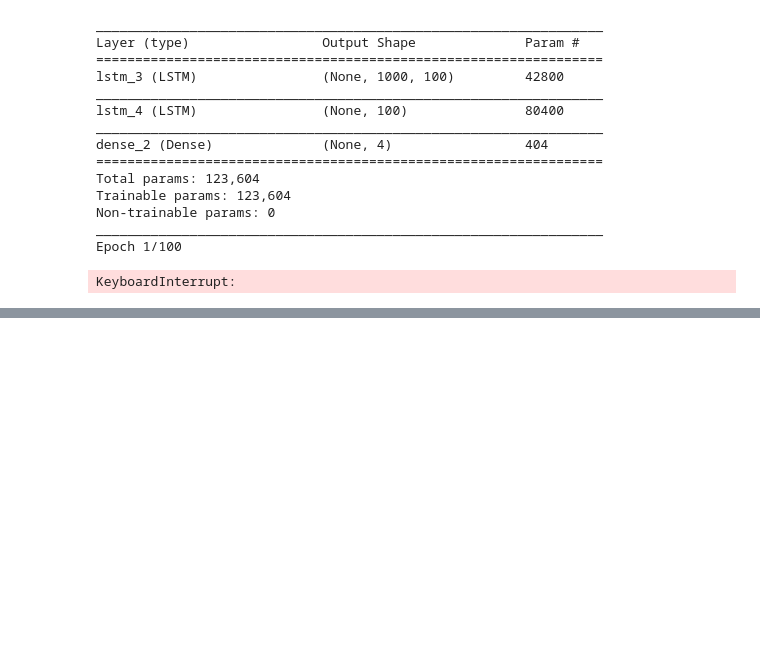
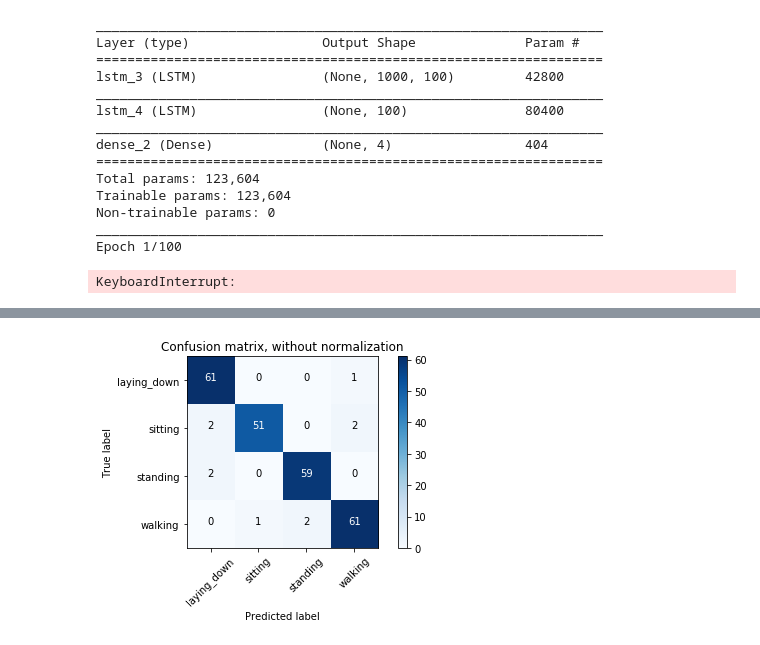
Before and after one commit to TSatyaVasanthReddy/Activity_Monitoring, a Jupyter notebook: Health_analytics_project1.ipynb, the cells around one changed output, grey strips where cells are left out. Saved outputs shown, nothing was run; the diff lists cells and outputs as text; code cells hidden in the pictures; blank space fills up the shorter version.

```diff
--- a/Health_analytics_project1.ipynb
+++ b/Health_analytics_project1.ipynb
@@ -1020,0 +1322,15 @@ KeyboardInterrupt:
+# %%
+#Filter data to select some specific features from all the list of features for the model training
+
+features_to_consider = list(range(0,12)) #[0,1,2,3,4,5,6,7,8,9,10,11]
+test_features_new = []
+
+for feature in test_features:
+
+    feat = []
+    for index in features_to_consider:
+        feat.append(feature[index])
+
+    test_features_new.append(feat)
+
+test_features_new = np.array(test_features_new)
@@ -1020,0 +1392,69 @@ KeyboardInterrupt:
+# %%
+from sklearn.metrics import confusion_matrix
+import itertools
+
+print(features_new.shape)
+print(labels.shape)
+
+le = preprocessing.LabelEncoder()
+
+X = np.array(normalize(features_new))
+y = le.fit_transform(labels)
+
+X_train, X_test, y_train, y_test = train_test_split(X, y, test_size=0.1, random_state=42)
+
+# model = LogisticRegression(penalty='l1')
+model = MLPClassifier(hidden_layer_sizes=(50,100), activation='tanh', solver='lbfgs', random_state=42, max_iter=500)
+model.fit(X_train, y_train)
+
+
+X = X_test
+y = y_test
+# X = np.array(normalize(test_features_new))
+# y = le.transform(test_labels)
+
+print(X.shape)
+print(y.shape)
+
+prediction = model.predict(X)
+
+accuracy = metrics.accuracy_score(y, prediction)
+precision = metrics.precision_score(y, prediction, average = None)
+# recall = metrics.recall_score(y_test, prediction, average = None)
+
+print(accuracy)
+print(precision)
+
+cnf_matrix = confusion_matrix(y,prediction)
+
+plot_confusion_matrix(cnf_matrix, classes=le.classes_,
+                      title='Confusion matrix, without normalization')
+
+X = np.array(normalize(features_new))
+y = le.fit_transform(labels)
+
+model.fit(X, y)
+
+X = np.array(normalize(test_features_new))
+y = le.transform(test_labels)
+
+#X = X_test
+#y = y_test
+
+#print(X.shape)
+#print(y.shape)
+
+prediction = model.predict(X)
+
+accuracy = metrics.accuracy_score(y, prediction)
+precision = metrics.precision_score(y, prediction, average = None)
+# recall = metrics.recall_score(y_test, prediction, average = None)
+
+print(accuracy)
+print(precision)
+
+cnf_matrix = confusion_matrix(y,prediction)
+
+plot_confusion_matrix(cnf_matrix, classes=le.classes_,
+                      title='Confusion matrix, without normalization')
+# %% [output]
@@ -1020,0 +1472 @@ KeyboardInterrupt:
+[figure, added]
```
Also changed, not shown: parts of 23 cells of this notebook, 45 other files.
